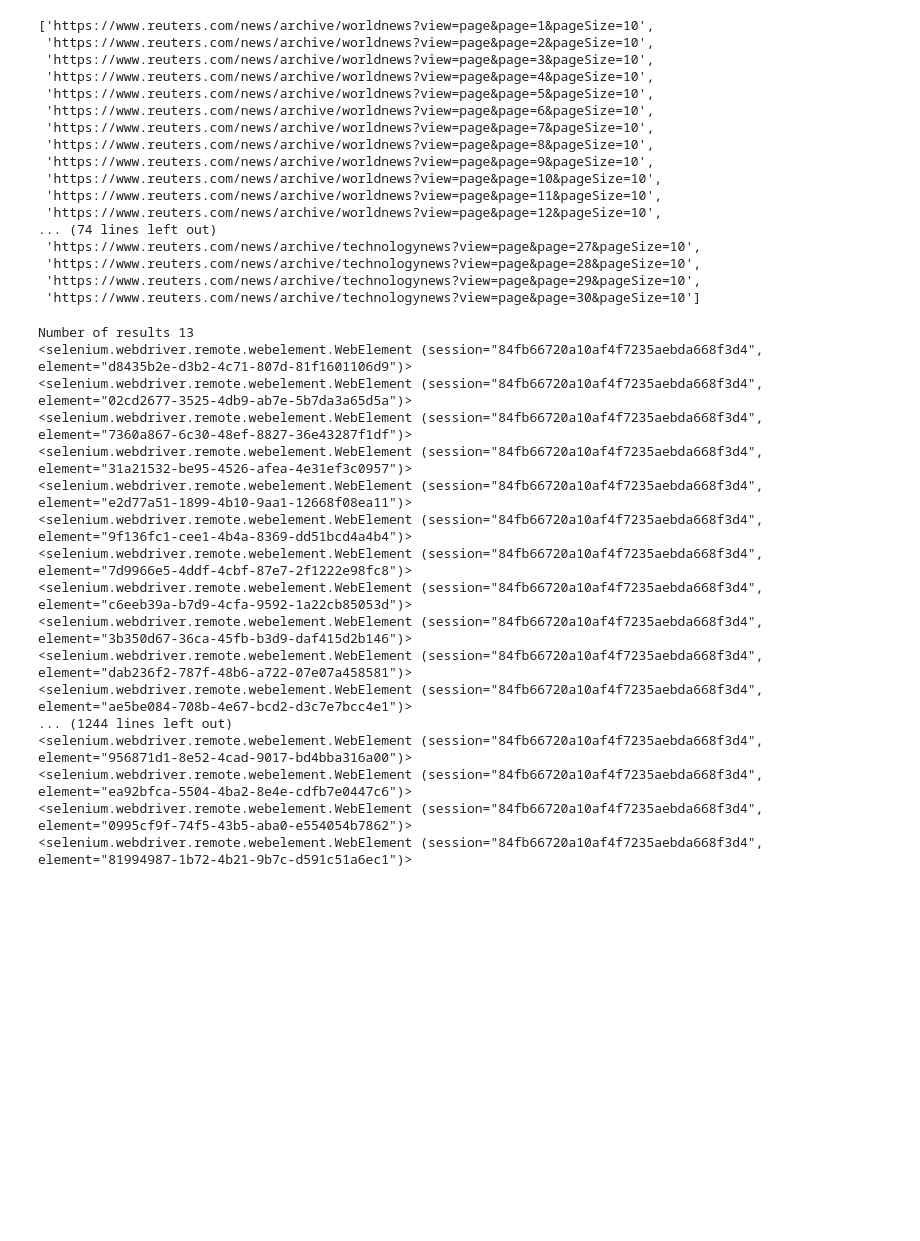
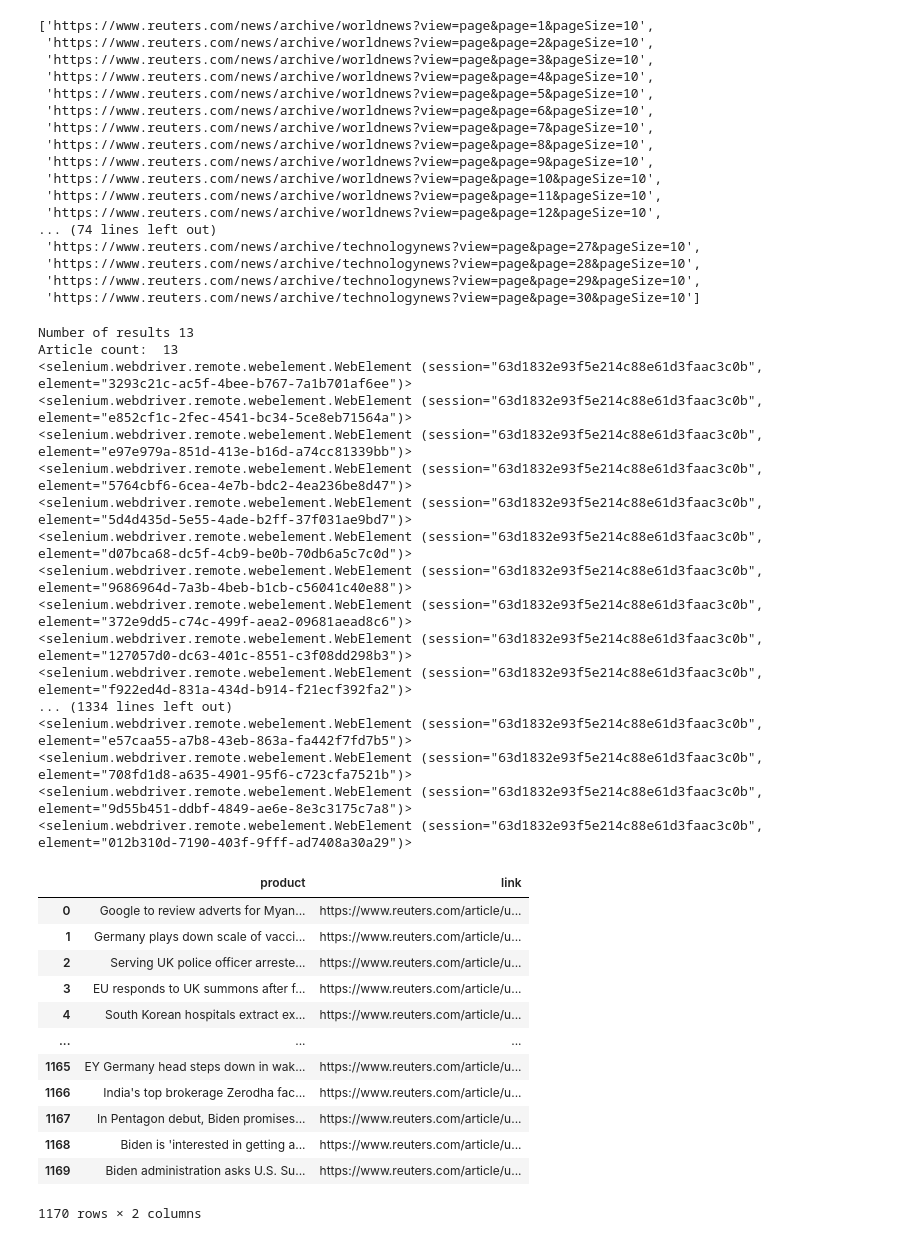
Before and after one commit to kyzers0ze/InstituteofData2021, a Jupyter notebook: presentations/Mini Project 3/Mini Project 3 - Reuters.ipynb, the cells around one changed output. Cells and saved outputs as stored; diff of their text form; code cells hidden in the pictures; blank space fills up the shorter version.

```diff
--- a/presentations/Mini Project 3/Mini Project 3 - Reuters.ipynb
+++ b/presentations/Mini Project 3/Mini Project 3 - Reuters.ipynb
@@ -44,8 +44,9 @@ urls
  'https://www.reuters.com/news/archive/technologynews?view=page&page=30&pageSize=10']
 # %%
 browser = webdriver.Chrome('C:\chromedriver_win32\chromedriver.exe')
+article_count = 0
+data = []
 for url in urls:
-    data = []
 
     browser.get(url)
     browser.execute_script(
@@ -57,7 +58,8 @@ for url in urls:
         "//*[@class='story-content']"
     )
     print('Number of results', len(results))
-
+    article_count += len(results)
+    print('Article count: ', article_count)
     for result in results:
         print(result)
         product_name = result.text
@@ -66,19 +68,19 @@ for url in urls:
 browser.quit()
 # %% [output]
 Number of results 13
-<selenium.webdriver.remote.webelement.WebElement (session="84fb66720a10af4f7235aebda668f3d4", element="d8435b2e-d3b2-4c71-807d-81f1601106d9")>
-<selenium.webdriver.remote.webelement.WebElement (session="84fb66720a10af4f7235aebda668f3d4", element="02cd2677-3525-4db9-ab7e-5b7da3a65d5a")>
-<selenium.webdriver.remote.webelement.WebElement (session="84fb66720a10af4f7235aebda668f3d4", element="7360a867-6c30-48ef-8827-36e43287f1df")>
-<selenium.webdriver.remote.webelement.WebElement (session="84fb66720a10af4f7235aebda668f3d4", element="31a21532-be95-4526-afea-4e31ef3c0957")>
-<selenium.webdriver.remote.webelement.WebElement (session="84fb66720a10af4f7235aebda668f3d4", element="e2d77a51-1899-4b10-9aa1-12668f08ea11")>
-<selenium.webdriver.remote.webelement.WebElement (session="84fb66720a10af4f7235aebda668f3d4", element="9f136fc1-cee1-4b4a-8369-dd51bcd4a4b4")>
-<selenium.webdriver.remote.webelement.WebElement (session="84fb66720a10af4f7235aebda668f3d4", element="7d9966e5-4ddf-4cbf-87e7-2f1222e98fc8")>
-<selenium.webdriver.remote.webelement.WebElement (session="84fb66720a10af4f7235aebda668f3d4", element="c6eeb39a-b7d9-4cfa-9592-1a22cb85053d")>
-<selenium.webdriver.remote.webelement.WebElement (session="84fb66720a10af4f7235aebda668f3d4", element="3b350d67-36ca-45fb-b3d9-daf415d2b146")>
-<selenium.webdriver.remote.webelement.WebElement (session="84fb66720a10af4f7235aebda668f3d4", element="dab236f2-787f-48b6-a722-07e07a458581")>
-<selenium.webdriver.remote.webelement.WebElement (session="84fb66720a10af4f7235aebda668f3d4", element="ae5be084-708b-4e67-bcd2-d3c7e7bcc4e1")>
-... (1244 lines left out)
-<selenium.webdriver.remote.webelement.WebElement (session="84fb66720a10af4f7235aebda668f3d4", element="956871d1-8e52-4cad-9017-bd4bba316a00")>
-<selenium.webdriver.remote.webelement.WebElement (session="84fb66720a10af4f7235aebda668f3d4", element="ea92bfca-5504-4ba2-8e4e-cdfb7e0447c6")>
-<selenium.webdriver.remote.webelement.WebElement (session="84fb66720a10af4f7235aebda668f3d4", element="0995cf9f-74f5-43b5-aba0-e554054b7862")>
-<selenium.webdriver.remote.webelement.WebElement (session="84fb66720a10af4f7235aebda668f3d4", element="81994987-1b72-4b21-9b7c-d591c51a6ec1")>
+Article count:  13
+<selenium.webdriver.remote.webelement.WebElement (session="63d1832e93f5e214c88e61d3faac3c0b", element="3293c21c-ac5f-4bee-b767-7a1b701af6ee")>
+<selenium.webdriver.remote.webelement.WebElement (session="63d1832e93f5e214c88e61d3faac3c0b", element="e852cf1c-2fec-4541-bc34-5ce8eb71564a")>
+<selenium.webdriver.remote.webelement.WebElement (session="63d1832e93f5e214c88e61d3faac3c0b", element="e97e979a-851d-413e-b16d-a74cc81339bb")>
+<selenium.webdriver.remote.webelement.WebElement (session="63d1832e93f5e214c88e61d3faac3c0b", element="5764cbf6-6cea-4e7b-bdc2-4ea236be8d47")>
+<selenium.webdriver.remote.webelement.WebElement (session="63d1832e93f5e214c88e61d3faac3c0b", element="5d4d435d-5e55-4ade-b2ff-37f031ae9bd7")>
+<selenium.webdriver.remote.webelement.WebElement (session="63d1832e93f5e214c88e61d3faac3c0b", element="d07bca68-dc5f-4cb9-be0b-70db6a5c7c0d")>
+<selenium.webdriver.remote.webelement.WebElement (session="63d1832e93f5e214c88e61d3faac3c0b", element="9686964d-7a3b-4beb-b1cb-c56041c40e88")>
+<selenium.webdriver.remote.webelement.WebElement (session="63d1832e93f5e214c88e61d3faac3c0b", element="372e9dd5-c74c-499f-aea2-09681aead8c6")>
+<selenium.webdriver.remote.webelement.WebElement (session="63d1832e93f5e214c88e61d3faac3c0b", element="127057d0-dc63-401c-8551-c3f08dd298b3")>
+<selenium.webdriver.remote.webelement.WebElement (session="63d1832e93f5e214c88e61d3faac3c0b", element="f922ed4d-831a-434d-b914-f21ecf392fa2")>
+... (1334 lines left out)
+<selenium.webdriver.remote.webelement.WebElement (session="63d1832e93f5e214c88e61d3faac3c0b", element="e57caa55-a7b8-43eb-863a-fa442f7fd7b5")>
+<selenium.webdriver.remote.webelement.WebElement (session="63d1832e93f5e214c88e61d3faac3c0b", element="708fd1d8-a635-4901-95f6-c723cfa7521b")>
+<selenium.webdriver.remote.webelement.WebElement (session="63d1832e93f5e214c88e61d3faac3c0b", element="9d55b451-ddbf-4849-ae6e-8e3c3175c7a8")>
+<selenium.webdriver.remote.webelement.WebElement (session="63d1832e93f5e214c88e61d3faac3c0b", element="012b310d-7190-403f-9fff-ad7408a30a29")>
@@ -86,0 +87,17 @@ df.to_csv('Reuters_df_no_article_text.csv')
+# %%
+df = pd.DataFrame(data)
+df
+# %% [output]
+|  | product | link |
+| 0 | Google to review adverts for Myan... | https://www.reuters.com/article/u... |
+| 1 | Germany plays down scale of vacci... | https://www.reuters.com/article/u... |
+| 2 | Serving UK police officer arreste... | https://www.reuters.com/article/u... |
+| 3 | EU responds to UK summons after f... | https://www.reuters.com/article/u... |
+| 4 | South Korean hospitals extract ex... | https://www.reuters.com/article/u... |
+| ... | ... | ... |
+| 1165 | EY Germany head steps down in wak... | https://www.reuters.com/article/u... |
+| 1166 | India's top brokerage Zerodha fac... | https://www.reuters.com/article/u... |
+| 1167 | In Pentagon debut, Biden promises... | https://www.reuters.com/article/u... |
+| 1168 | Biden is 'interested in getting a... | https://www.reuters.com/article/u... |
+| 1169 | Biden administration asks U.S. Su... | https://www.reuters.com/article/u... |
+1170 rows × 2 columns
```
Also changed, not shown: parts of 6 cells of this notebook, 18 other files.
